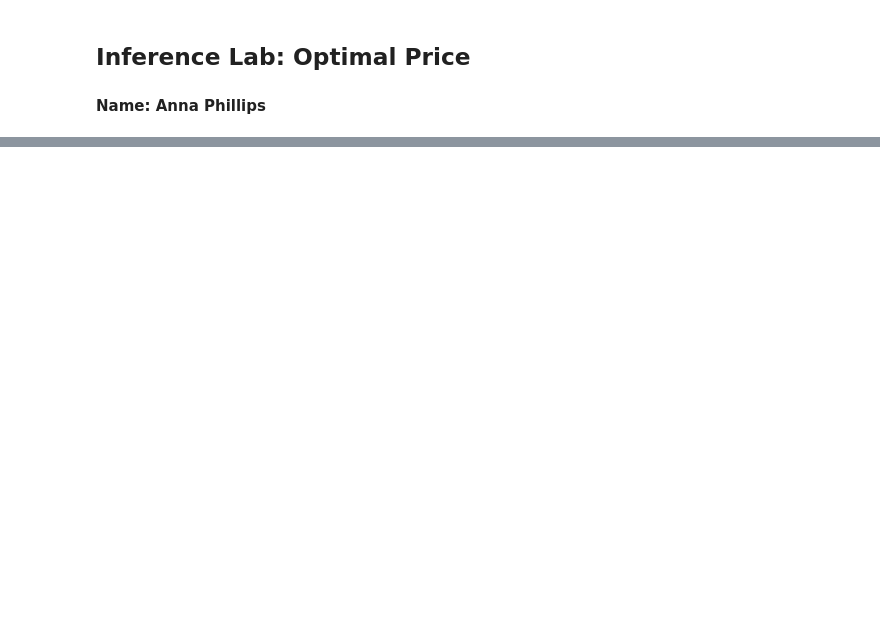
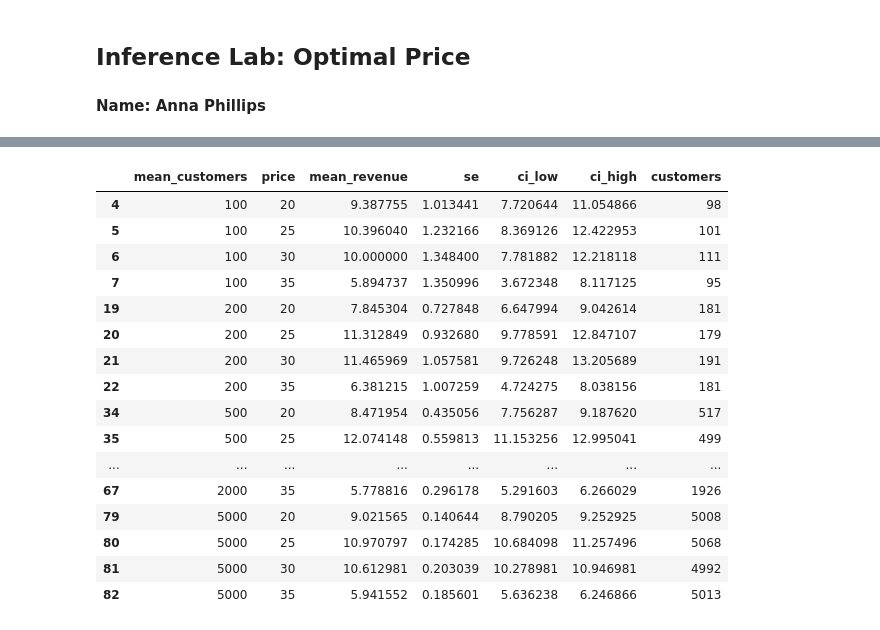
Before and after one commit to ae-phillips/uu_inference, a Jupyter notebook: thr_lab/Lab7.ipynb, the cells around one changed output, grey strips where cells are left out. Saved outputs shown, nothing was run; the diff lists cells and outputs as text; code cells hidden in the pictures; blank space fills up the shorter version.

```diff
--- a/thr_lab/Lab7.ipynb
+++ b/thr_lab/Lab7.ipynb
@@ -113,0 +125,25 @@ grid_df.sort_values(["mean_customers", "mean_revenue"], ascending=[True, False])
+# %%
+# mean revenue by customer size for 20, 25, 30
+grid_df[
+    grid_df["price"].between(20, 35)
+].sort_values(
+    ["mean_customers", "price"]
+)
+# %% [output]
+|  | mean_customers | price | mean_revenue | se | ci_low | ci_high | customers |
+| 4 | 100 | 20 | 9.387755 | 1.013441 | 7.720644 | 11.054866 | 98 |
+| 5 | 100 | 25 | 10.396040 | 1.232166 | 8.369126 | 12.422953 | 101 |
+| 6 | 100 | 30 | 10.000000 | 1.348400 | 7.781882 | 12.218118 | 111 |
+| 7 | 100 | 35 | 5.894737 | 1.350996 | 3.672348 | 8.117125 | 95 |
+| 19 | 200 | 20 | 7.845304 | 0.727848 | 6.647994 | 9.042614 | 181 |
+| 20 | 200 | 25 | 11.312849 | 0.932680 | 9.778591 | 12.847107 | 179 |
+| 21 | 200 | 30 | 11.465969 | 1.057581 | 9.726248 | 13.205689 | 191 |
+| 22 | 200 | 35 | 6.381215 | 1.007259 | 4.724275 | 8.038156 | 181 |
+| 34 | 500 | 20 | 8.471954 | 0.435056 | 7.756287 | 9.187620 | 517 |
+| 35 | 500 | 25 | 12.074148 | 0.559813 | 11.153256 | 12.995041 | 499 |
+| ... | ... | ... | ... | ... | ... | ... | ... |
+| 67 | 2000 | 35 | 5.778816 | 0.296178 | 5.291603 | 6.266029 | 1926 |
+| 79 | 5000 | 20 | 9.021565 | 0.140644 | 8.790205 | 9.252925 | 5008 |
+| 80 | 5000 | 25 | 10.970797 | 0.174285 | 10.684098 | 11.257496 | 5068 |
+| 81 | 5000 | 30 | 10.612981 | 0.203039 | 10.278981 | 10.946981 | 4992 |
+| 82 | 5000 | 35 | 5.941552 | 0.185601 | 5.636238 | 6.246866 | 5013 |
```
Also changed, not shown: parts of 11 cells of this notebook, 1 other file.
